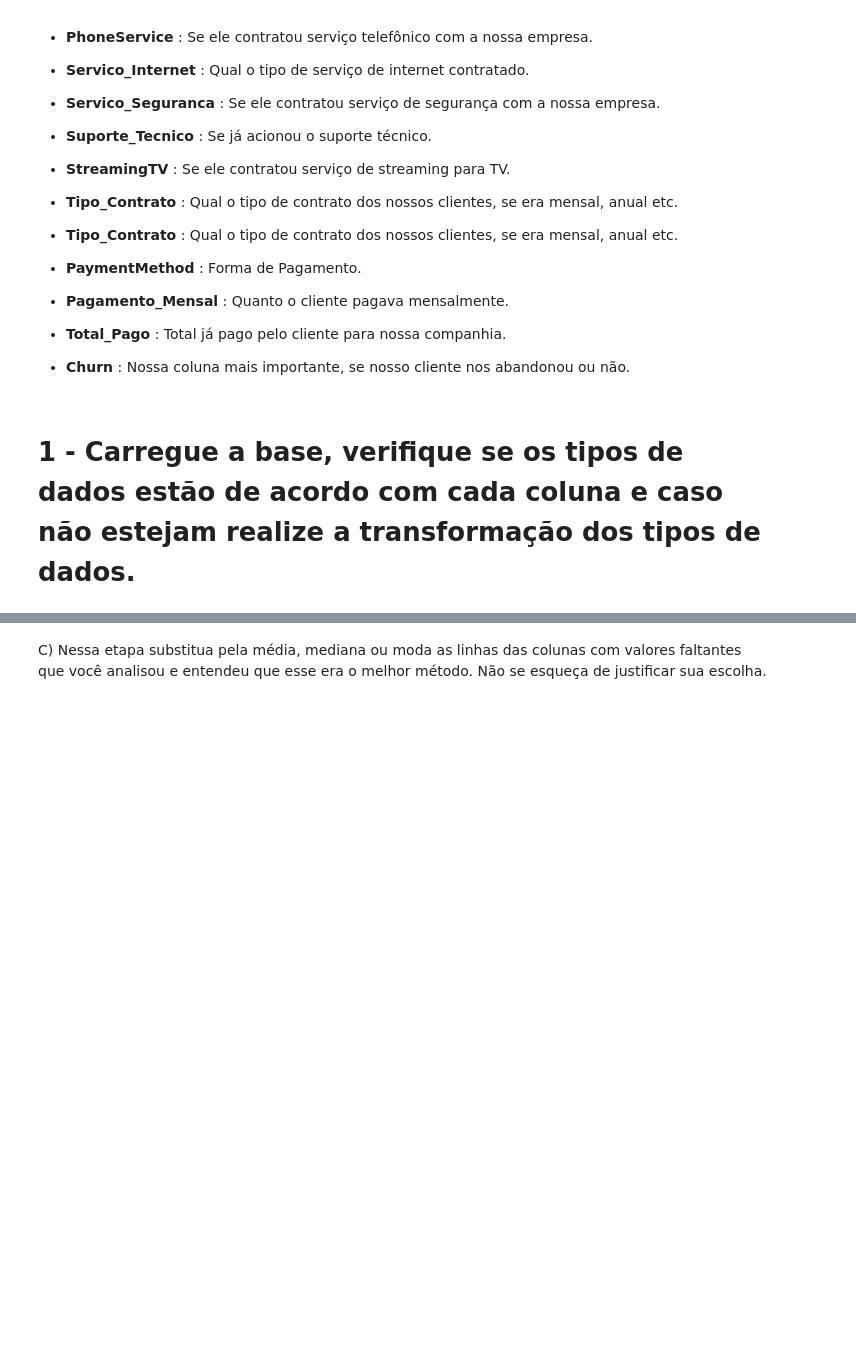
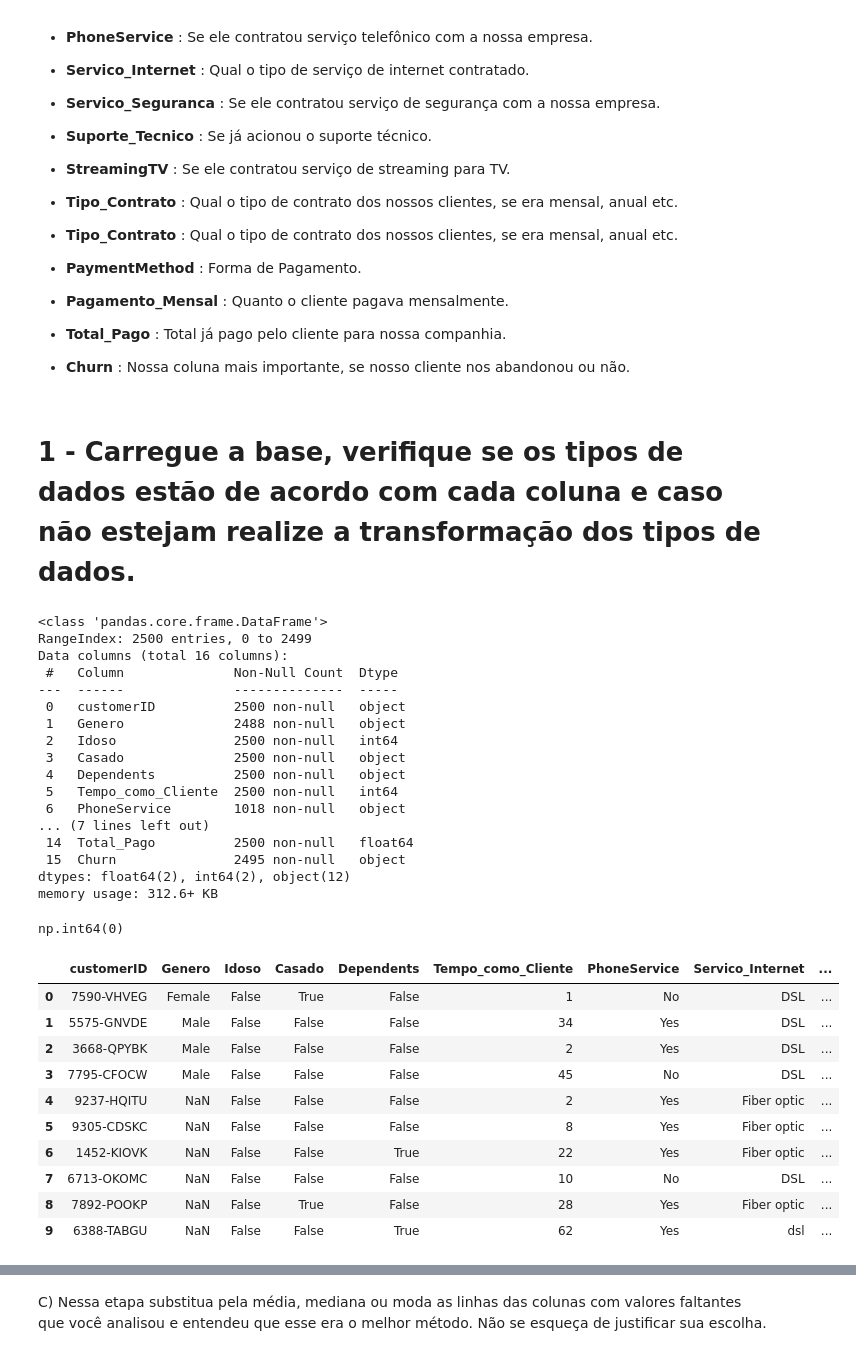
Before and after one commit to MiguellMAC/EBAC.DATA_SCIENCE, a Jupyter notebook: Atividade_Cap14/CAPITLO14_PROJETO_TELECON.ipynb, the cells around one changed output, grey strips where cells are left out. Cells and saved outputs as stored; diff of their text form; code cells hidden in the pictures; blank space fills up the shorter version.

```diff
--- a/Atividade_Cap14/CAPITLO14_PROJETO_TELECON.ipynb
+++ b/Atividade_Cap14/CAPITLO14_PROJETO_TELECON.ipynb
@@ -78,0 +81,46 @@ Legenda dos dados:
+# %%
+df.info() # Verifiquei as informações.
+df.duplicated().sum() # Verifiquei se tinha duplicatas.
+df['Idoso'] = df['Idoso'].astype('boolean') # Passei a coluna do idoso para bool já que estava incorreto...
+df['Pagamento_Mensal'] = df['Pagamento_Mensal'].astype('float')
+
+# Resolvi transformar todas essas colunas com yes and no para bool visando deixar cada situação em seu respectivo tipo.
+Boleana_mapa = {'Sim': True, 'Não': False, 'Nao': False, 'Yes': True, 'No': False}
+possiveis_bools = [i for i in df.columns
+                   if set(df[i].astype(str)).issubset({'Sim','Não','Nao','Yes','No'})]
+
+for i in possiveis_bools:
+    df[i] = df[i].map(Boleana_mapa).astype('boolean')
+
+
+df.head(10)
+# %% [output]
+<class 'pandas.core.frame.DataFrame'>
+RangeIndex: 2500 entries, 0 to 2499
+Data columns (total 16 columns):
+ #   Column              Non-Null Count  Dtype
+---  ------              --------------  -----
+ 0   customerID          2500 non-null   object
+ 1   Genero              2488 non-null   object
+ 2   Idoso               2500 non-null   int64
+ 3   Casado              2500 non-null   object
+ 4   Dependents          2500 non-null   object
+ 5   Tempo_como_Cliente  2500 non-null   int64
+ 6   PhoneService        1018 non-null   object
+... (7 lines left out)
+ 14  Total_Pago          2500 non-null   float64
+ 15  Churn               2495 non-null   object
+dtypes: float64(2), int64(2), object(12)
+memory usage: 312.6+ KB
+np.int64(0)
+|  | customerID | Genero | Idoso | Casado | Dependents | Tempo_como_Cliente | PhoneService | Servico_Internet | ... |
+| 0 | 7590-VHVEG | Female | False | True | False | 1 | No | DSL | ... |
+| 1 | 5575-GNVDE | Male | False | False | False | 34 | Yes | DSL | ... |
+| 2 | 3668-QPYBK | Male | False | False | False | 2 | Yes | DSL | ... |
+| 3 | 7795-CFOCW | Male | False | False | False | 45 | No | DSL | ... |
+| 4 | 9237-HQITU | NaN | False | False | False | 2 | Yes | Fiber optic | ... |
+| 5 | 9305-CDSKC | NaN | False | False | False | 8 | Yes | Fiber optic | ... |
+| 6 | 1452-KIOVK | NaN | False | False | True | 22 | Yes | Fiber optic | ... |
+| 7 | 6713-OKOMC | NaN | False | False | False | 10 | No | DSL | ... |
+| 8 | 7892-POOKP | NaN | False | True | False | 28 | Yes | Fiber optic | ... |
+| 9 | 6388-TABGU | NaN | False | False | True | 62 | Yes | dsl | ... |
```
Also changed, not shown: parts of 20 cells of this notebook.
